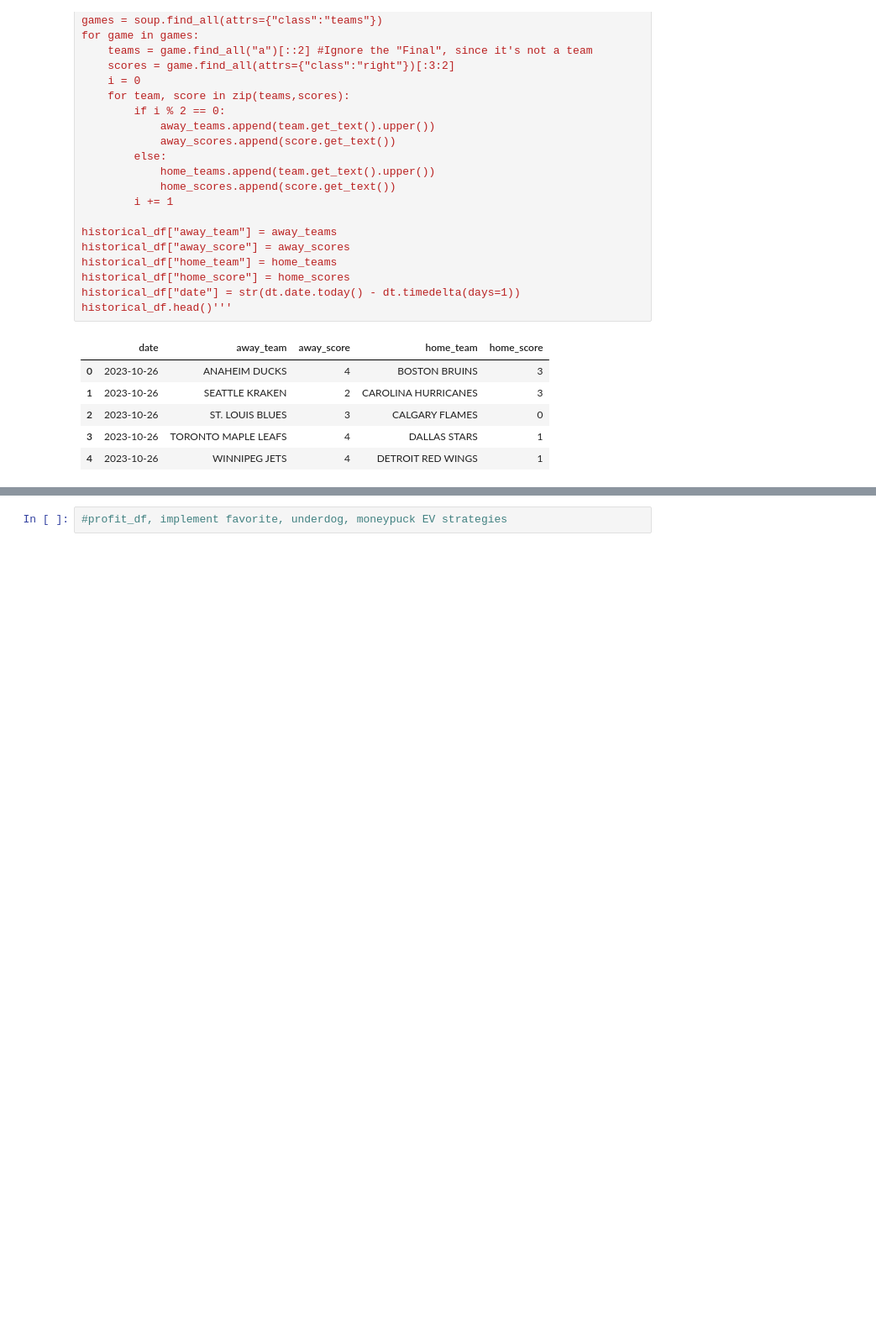
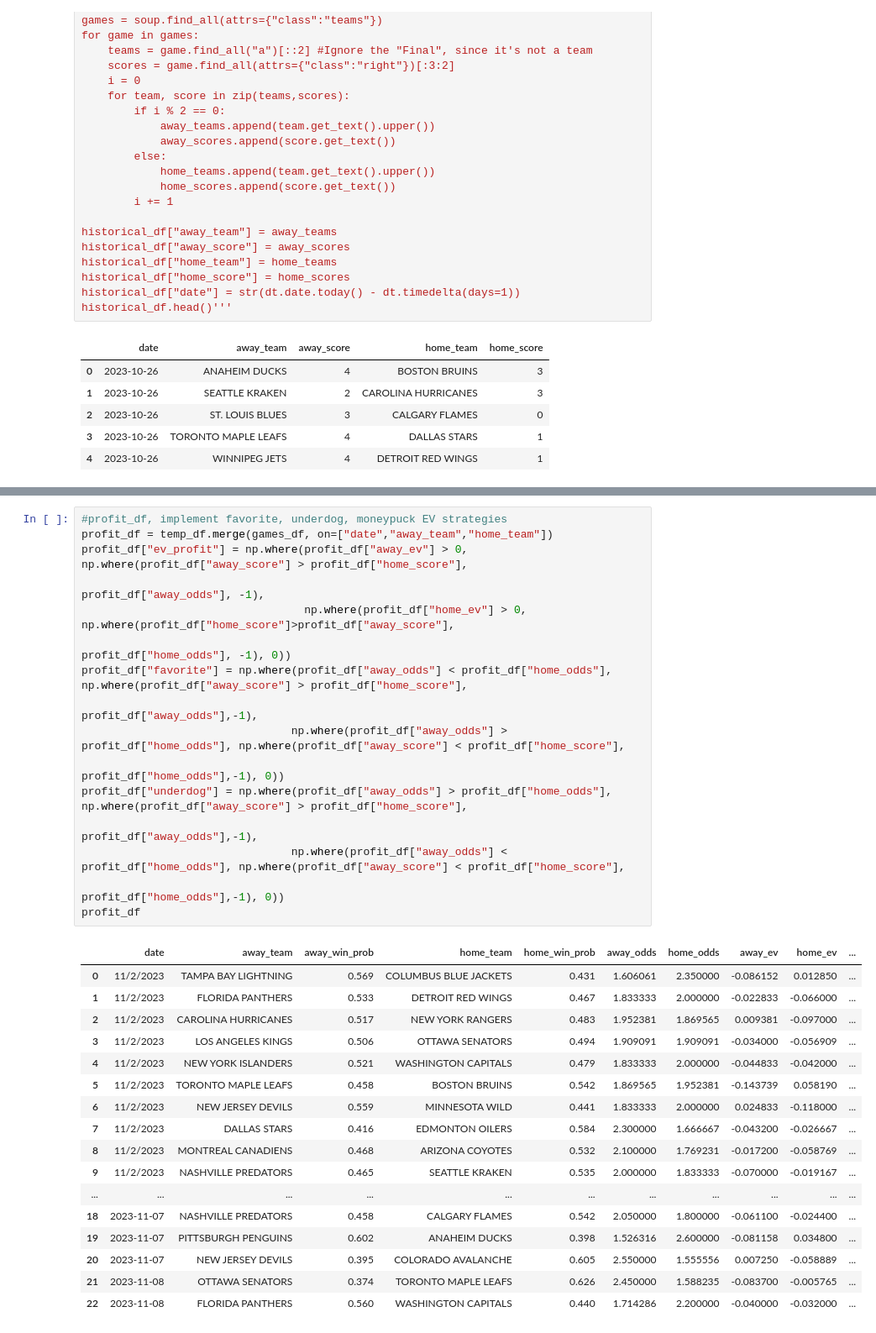
Before and after one commit to traskcon/NHL-Predictions, a Jupyter notebook: NHL-EDGE-Predictions.ipynb, the cells around one changed output, grey strips where cells are left out. Shown: that part at 84% size. Drawn from its saved outputs; the diff is of its cells as text; blank space fills up the shorter version.

```diff
--- a/NHL-EDGE-Predictions.ipynb
+++ b/NHL-EDGE-Predictions.ipynb
@@ -236,2 +216,34 @@ temp_df
 # %%
 #profit_df, implement favorite, underdog, moneypuck EV strategies
+profit_df = temp_df.merge(games_df, on=["date","away_team","home_team"])
+profit_df["ev_profit"] = np.where(profit_df["away_ev"] > 0, np.where(profit_df["away_score"] > profit_df["home_score"],
+                                                                    profit_df["away_odds"], -1),
+                                  np.where(profit_df["home_ev"] > 0, np.where(profit_df["home_score"]>profit_df["away_score"],
+                                                                    profit_df["home_odds"], -1), 0))
+profit_df["favorite"] = np.where(profit_df["away_odds"] < profit_df["home_odds"], np.where(profit_df["away_score"] > profit_df["home_score"],
+                                                                                          profit_df["away_odds"],-1),
+                                np.where(profit_df["away_odds"] > profit_df["home_odds"], np.where(profit_df["away_score"] < profit_df["home_score"],
+                                                                                                  profit_df["home_odds"],-1), 0))
+profit_df["underdog"] = np.where(profit_df["away_odds"] > profit_df["home_odds"], np.where(profit_df["away_score"] > profit_df["home_score"],
+                                                                                          profit_df["away_odds"],-1),
+                                np.where(profit_df["away_odds"] < profit_df["home_odds"], np.where(profit_df["away_score"] < profit_df["home_score"],
+                                                                                                  profit_df["home_odds"],-1), 0))
+profit_df
+# %% [output]
+|  | date | away_team | away_win_prob | home_team | home_win_prob | away_odds | home_odds | away_ev | home_ev | ... |
+| 0 | 11/2/2023 | TAMPA BAY LIGHTNING | 0.569 | COLUMBUS BLUE JACKETS | 0.431 | 1.606061 | 2.350000 | -0.086152 | 0.012850 | ... |
+| 1 | 11/2/2023 | FLORIDA PANTHERS | 0.533 | DETROIT RED WINGS | 0.467 | 1.833333 | 2.000000 | -0.022833 | -0.066000 | ... |
+| 2 | 11/2/2023 | CAROLINA HURRICANES | 0.517 | NEW YORK RANGERS | 0.483 | 1.952381 | 1.869565 | 0.009381 | -0.097000 | ... |
+| 3 | 11/2/2023 | LOS ANGELES KINGS | 0.506 | OTTAWA SENATORS | 0.494 | 1.909091 | 1.909091 | -0.034000 | -0.056909 | ... |
+| 4 | 11/2/2023 | NEW YORK ISLANDERS | 0.521 | WASHINGTON CAPITALS | 0.479 | 1.833333 | 2.000000 | -0.044833 | -0.042000 | ... |
+| 5 | 11/2/2023 | TORONTO MAPLE LEAFS | 0.458 | BOSTON BRUINS | 0.542 | 1.869565 | 1.952381 | -0.143739 | 0.058190 | ... |
+| 6 | 11/2/2023 | NEW JERSEY DEVILS | 0.559 | MINNESOTA WILD | 0.441 | 1.833333 | 2.000000 | 0.024833 | -0.118000 | ... |
+| 7 | 11/2/2023 | DALLAS STARS | 0.416 | EDMONTON OILERS | 0.584 | 2.300000 | 1.666667 | -0.043200 | -0.026667 | ... |
+| 8 | 11/2/2023 | MONTREAL CANADIENS | 0.468 | ARIZONA COYOTES | 0.532 | 2.100000 | 1.769231 | -0.017200 | -0.058769 | ... |
+| 9 | 11/2/2023 | NASHVILLE PREDATORS | 0.465 | SEATTLE KRAKEN | 0.535 | 2.000000 | 1.833333 | -0.070000 | -0.019167 | ... |
+| ... | ... | ... | ... | ... | ... | ... | ... | ... | ... | ... |
+| 18 | 2023-11-07 | NASHVILLE PREDATORS | 0.458 | CALGARY FLAMES | 0.542 | 2.050000 | 1.800000 | -0.061100 | -0.024400 | ... |
+| 19 | 2023-11-07 | PITTSBURGH PENGUINS | 0.602 | ANAHEIM DUCKS | 0.398 | 1.526316 | 2.600000 | -0.081158 | 0.034800 | ... |
+| 20 | 2023-11-07 | NEW JERSEY DEVILS | 0.395 | COLORADO AVALANCHE | 0.605 | 2.550000 | 1.555556 | 0.007250 | -0.058889 | ... |
+| 21 | 2023-11-08 | OTTAWA SENATORS | 0.374 | TORONTO MAPLE LEAFS | 0.626 | 2.450000 | 1.588235 | -0.083700 | -0.005765 | ... |
+| 22 | 2023-11-08 | FLORIDA PANTHERS | 0.560 | WASHINGTON CAPITALS | 0.440 | 1.714286 | 2.200000 | -0.040000 | -0.032000 | ... |
```
Also changed, not shown: parts of 9 cells of this notebook, 3 other files.
